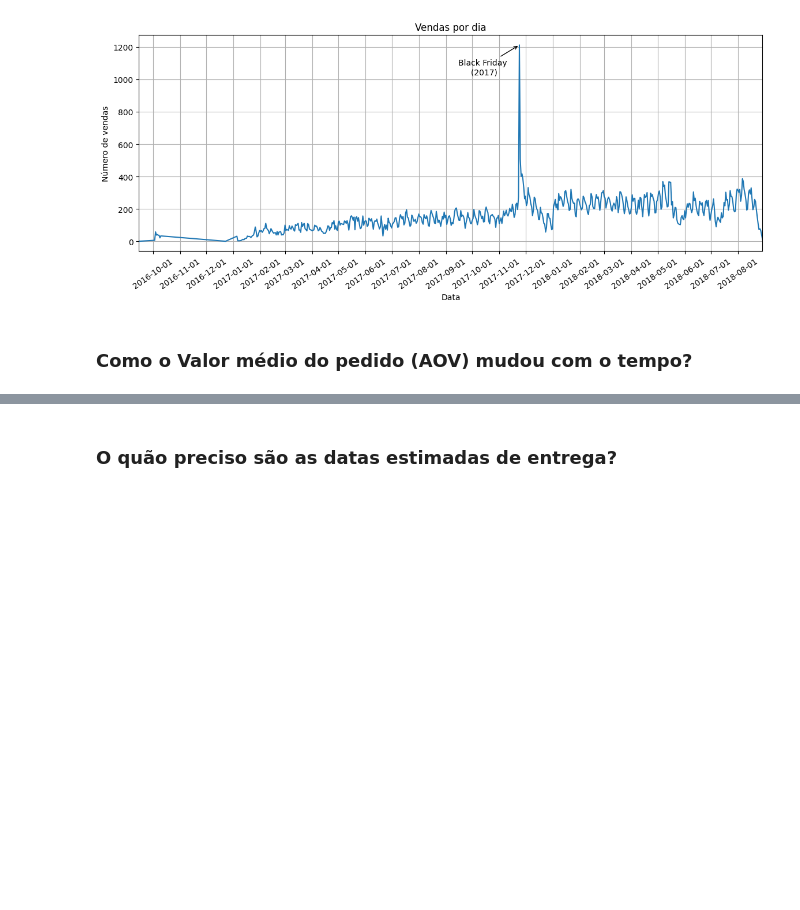
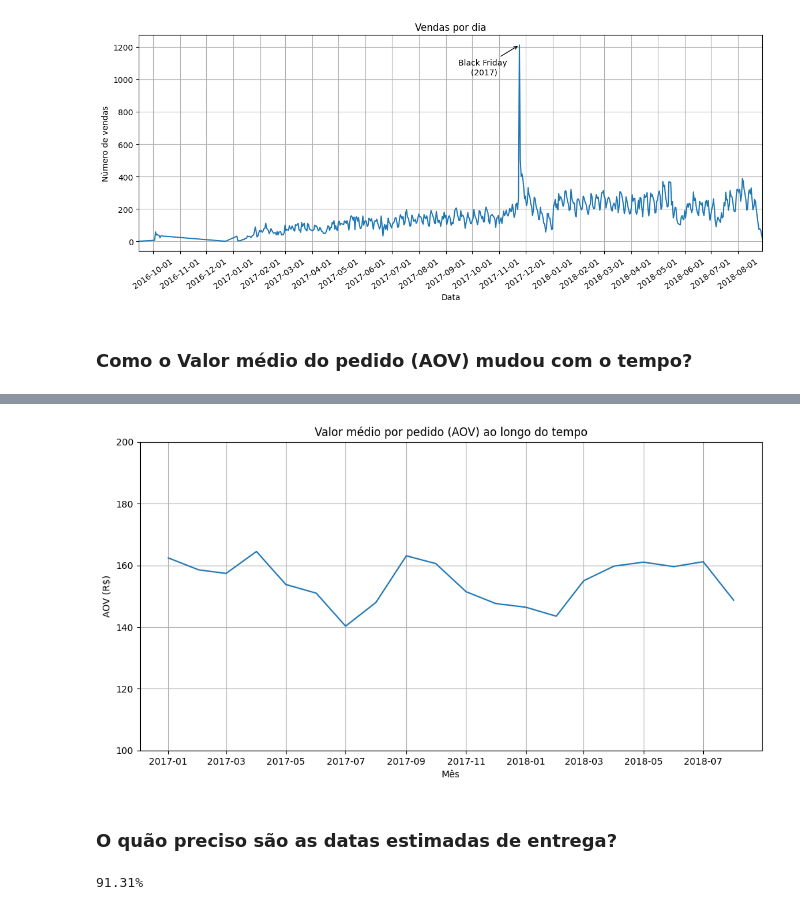
Before and after one commit to LucasMesquitaAlc/analise-ecommerce-Olist, a Jupyter notebook: notebooks/analise.ipynb, the cells around one changed output, grey strips where cells are left out. Cells and saved outputs as stored; diff of their text form; code cells hidden in the pictures; blank space fills up the shorter version.

Commit message:
Distribuição da entrega

```diff
--- a/notebooks/analise.ipynb
+++ b/notebooks/analise.ipynb
@@ -253,2 +305,29 @@ plt.show()
+# %%
+#Faremos o gráfico a partir do ano de 2017, para evitar a distorção de dezembro de 2016
+plt.figure(figsize=(12,6))
+plt.plot(Aov_mensal[Aov_mensal.index >= '2017-01'].index.to_timestamp(), Aov_mensal[Aov_mensal.index >= '2017-01'].values)
+
+plt.xlabel('Mês')
+plt.ylabel('AOV (R$)')
+plt.title('Valor médio por pedido (AOV) ao longo do tempo')
+plt.ylim(100, 200)
+plt.grid()
+plt.show()
+# %% [output]
+[figure, added]
 # %% [markdown]
 ### O quão preciso são as datas estimadas de entrega?
+# %%
+entregas = df[['order_id','order_purchase_timestamp','order_estimated_delivery_date','order_delivered_customer_date']].copy()
+entregas['order_estimated_delivery_date'] = pd.to_datetime(entregas['order_estimated_delivery_date']).dt.normalize()
+entregas['order_delivered_customer_date'] = pd.to_datetime(entregas['order_delivered_customer_date']).dt.normalize()
+
+entregas['Entregue na hora?'] = np.where(
+    entregas['order_delivered_customer_date'] <= entregas['order_estimated_delivery_date'],
+    'Sim',
+    'Não'
+)
+
+print(f"{round(entregas[entregas['Entregue na hora?'] == 'Sim'].size / entregas.size *100,2)}%")
+# %% [output]
+91.31%
```
Also changed, not shown: parts of 11 cells of this notebook.
